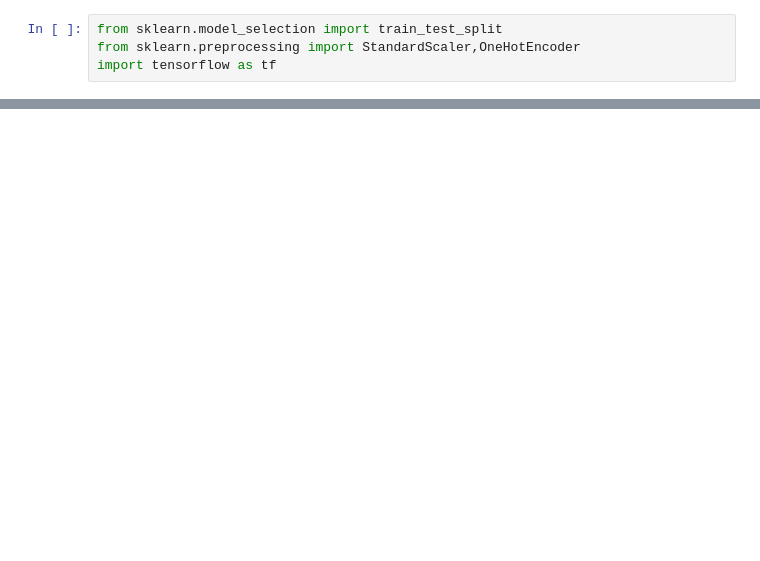
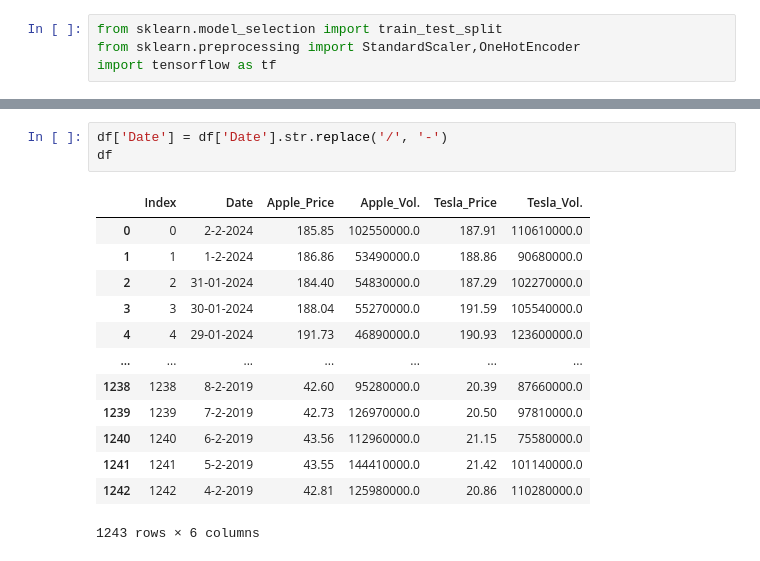
Before and after one commit to chonyeagoro/Machine_Learning_Project_4_Final, a Jupyter notebook: Apple_vs_Tesla_data_analysis.ipynb, the cells around one changed output, grey strips where cells are left out. Cells and saved outputs as stored; diff of their text form; blank space fills up the shorter version.

```diff
--- a/Apple_vs_Tesla_data_analysis.ipynb
+++ b/Apple_vs_Tesla_data_analysis.ipynb
@@ -70,0 +125,17 @@ df
+# %%
+df['Date'] = df['Date'].str.replace('/', '-')
+df
+# %% [output]
+|  | Index | Date | Apple_Price | Apple_Vol. | Tesla_Price | Tesla_Vol. |
+| 0 | 0 | 2-2-2024 | 185.85 | 102550000.0 | 187.91 | 110610000.0 |
+| 1 | 1 | 1-2-2024 | 186.86 | 53490000.0 | 188.86 | 90680000.0 |
+| 2 | 2 | 31-01-2024 | 184.40 | 54830000.0 | 187.29 | 102270000.0 |
+| 3 | 3 | 30-01-2024 | 188.04 | 55270000.0 | 191.59 | 105540000.0 |
+| 4 | 4 | 29-01-2024 | 191.73 | 46890000.0 | 190.93 | 123600000.0 |
+| ... | ... | ... | ... | ... | ... | ... |
+| 1238 | 1238 | 8-2-2019 | 42.60 | 95280000.0 | 20.39 | 87660000.0 |
+| 1239 | 1239 | 7-2-2019 | 42.73 | 126970000.0 | 20.50 | 97810000.0 |
+| 1240 | 1240 | 6-2-2019 | 43.56 | 112960000.0 | 21.15 | 75580000.0 |
+| 1241 | 1241 | 5-2-2019 | 43.55 | 144410000.0 | 21.42 | 101140000.0 |
+| 1242 | 1242 | 4-2-2019 | 42.81 | 125980000.0 | 20.86 | 110280000.0 |
+1243 rows × 6 columns
```
Also changed, not shown: parts of 11 cells of this notebook.
